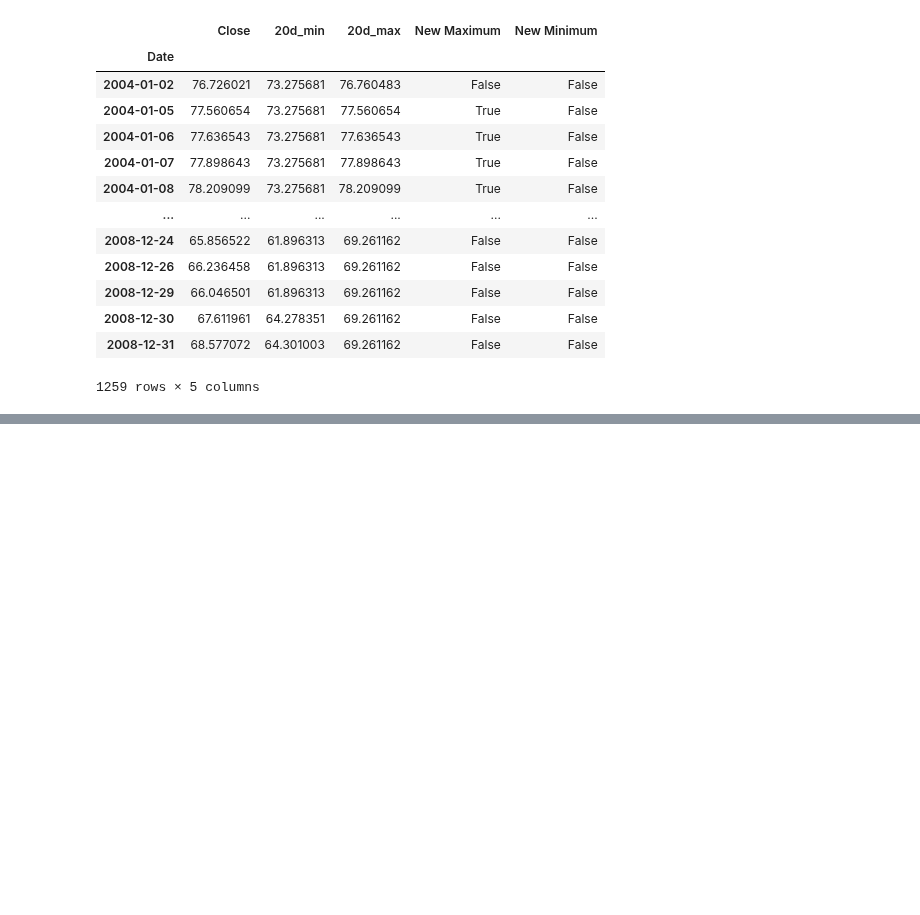
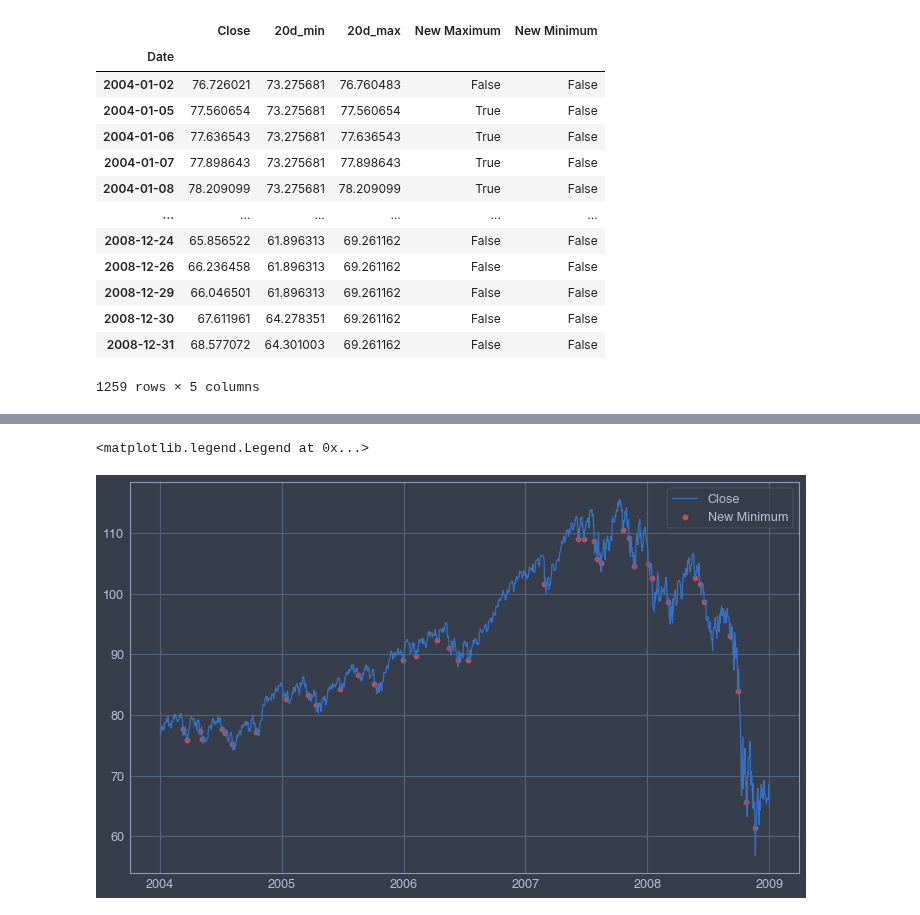
Before and after one commit to fadeeva/stock_market_research, a Jupyter notebook: classic/turtle_soup/simple/simple_TURTLE_SOUP.ipynb, the cells around one changed output, grey strips where cells are left out. Cells and saved outputs as stored; diff of their text form; code cells hidden in the pictures; blank space fills up the shorter version.

```diff
--- a/classic/turtle_soup/simple/simple_TURTLE_SOUP.ipynb
+++ b/classic/turtle_soup/simple/simple_TURTLE_SOUP.ipynb
@@ -323,0 +354,10 @@ spy_position['position'].count() # FUUUUUUUUUUUUUUUUUUUUUUUUUUUUUCK
+# %%
+spy_min_position = spy_position[spy_position['position'] == 1]
+fig, ax = plt.subplots()
+ax.plot(spy_position.index, spy_position['Close'], label='Close')
+ax.scatter(spy_min_position.index, spy_min_position['Close'], label='New Minimum', c='r')
+ax.grid(True)
+plt.legend()
+# %% [output]
+<matplotlib.legend.Legend at 0x...>
+[figure, added]
```
Also changed, not shown: parts of 6 cells of this notebook.
